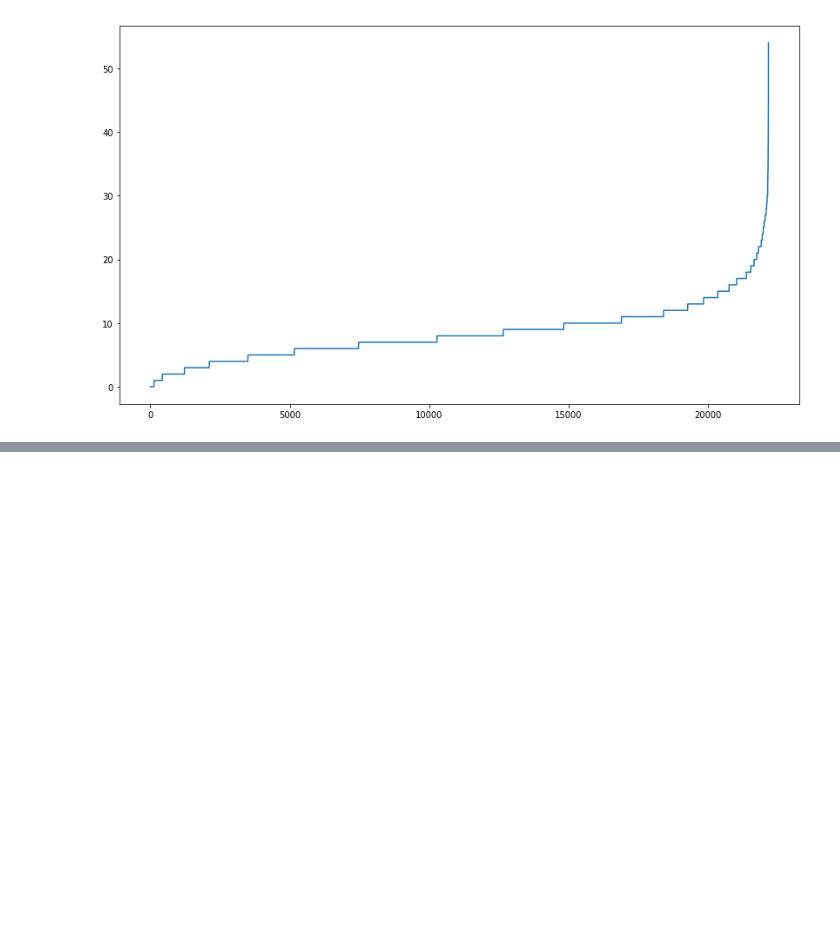
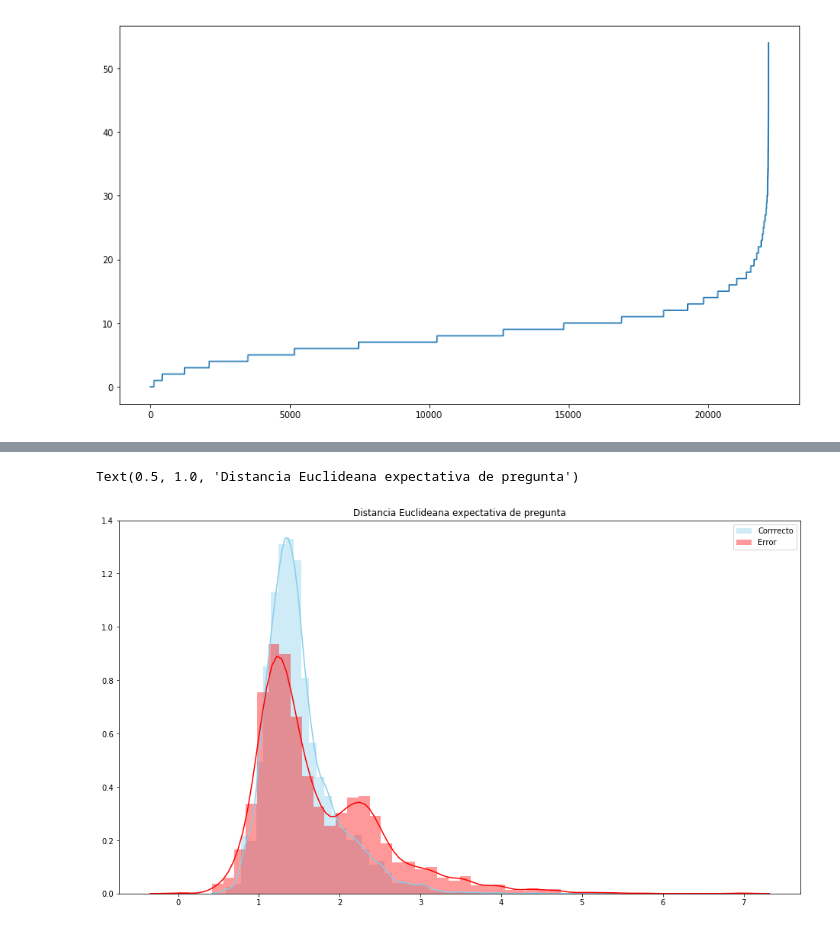
Before and after one commit to Yagwar/ASAG_Test, a Jupyter notebook: Expected probability distances.ipynb, the cells around one changed output, grey strips where cells are left out. Cells and saved outputs as stored; diff of their text form; code cells hidden in the pictures; blank space fills up the shorter version.

```diff
--- a/Expected probability distances.ipynb
+++ b/Expected probability distances.ipynb
@@ -375,6 +392,9 @@ plt.title("Distancia coseno")
 # %%
 plt.figure(figsize=(16,9))
-sns.distplot( eucl[calif==1] , color="skyblue", label="Corrrecto")
-sns.distplot( eucl[calif==0] , color="red", label="Error")
+sns.distplot(eucl_preg[calif==1] , color="skyblue", label="Corrrecto")
+sns.distplot(eucl_preg[calif==0] , color="red", label="Error")
 plt.legend()
-plt.title("Distancia Euclideana")
+plt.title("Distancia Euclideana expectativa de pregunta")
+# %% [output]
+Text(0.5, 1.0, 'Distancia Euclideana expectativa de pregunta')
+[figure, added]
```
Also changed, not shown: parts of 23 cells of this notebook.
